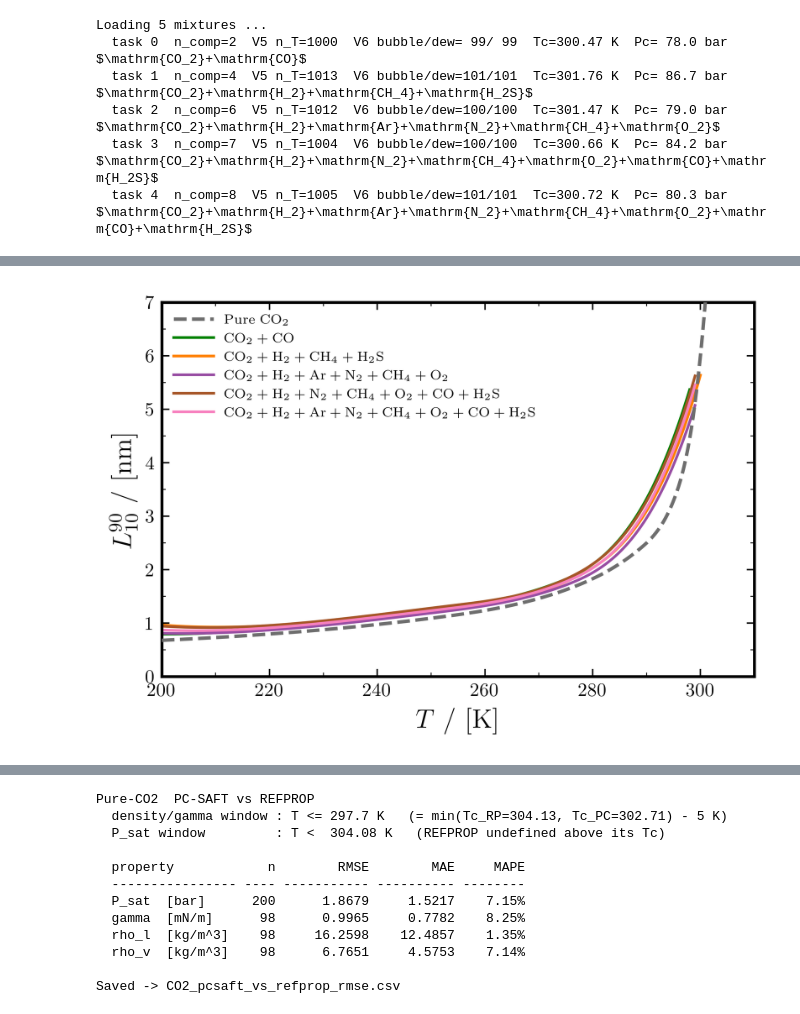
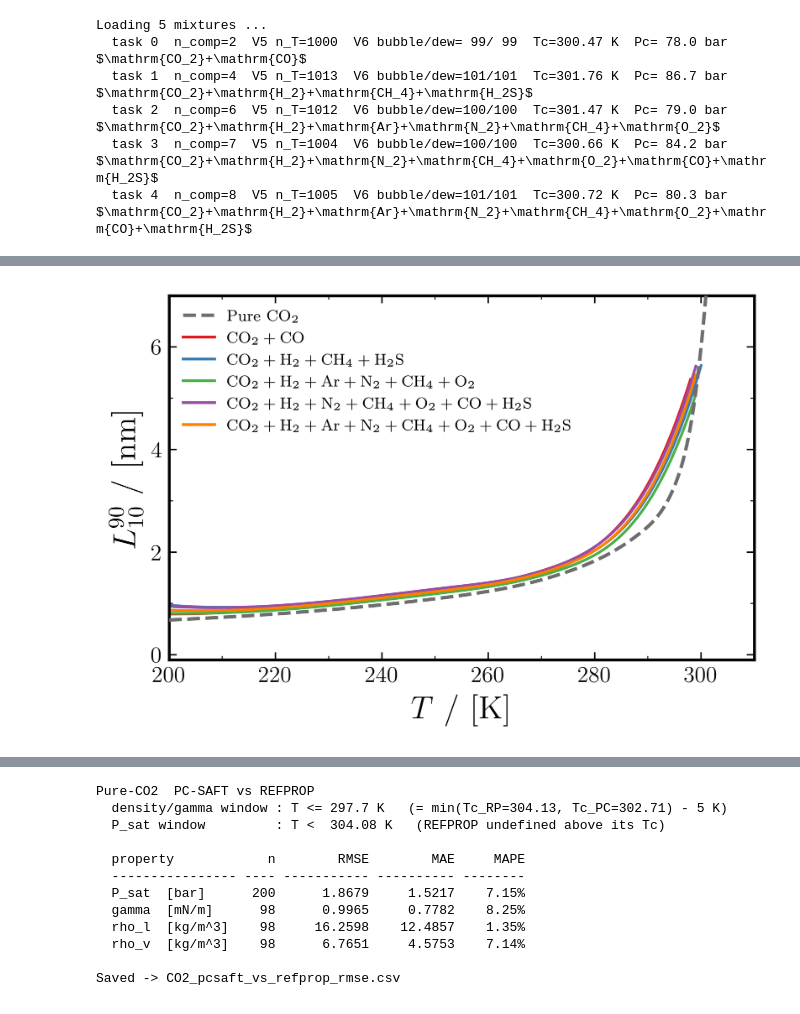
Before and after one commit to Darz2/co2-impurities-ml-surrogates, a Jupyter notebook: PCSAFT_cDFT/PART_1/SENSITIVITY_ANALYSIS/SENSITIVITY_ANALYSIS_HIRES.ipynb, the cells around one changed output, grey strips where cells are left out. Drawn from its saved outputs; the diff is of its cells as text; code cells hidden in the pictures.

```diff
--- a/PCSAFT_cDFT/PART_1/SENSITIVITY_ANALYSIS/SENSITIVITY_ANALYSIS_HIRES.ipynb
+++ b/PCSAFT_cDFT/PART_1/SENSITIVITY_ANALYSIS/SENSITIVITY_ANALYSIS_HIRES.ipynb
@@ -81,7 +82,9 @@ for k in range(n_tasks):
           f"Tc={Tc_K[k]:6.2f} K  Pc={Pc_bar[k]:5.1f} bar  {labels[k]}")
 
 TASK_IDS = list(range(n_tasks))
-COLORS   = ps.color_10[:n_tasks]
+
+# ColorBrewer Set1 — maximally perceptually distinct for up to 5 series
+COLORS = ['#e41a1c', '#377eb8', '#4daf4a', '#984ea3', '#ff7f00'][:n_tasks]
 # %% [output]
 Loading 5 mixtures ...
   task 0  n_comp=2  V5 n_T=1000  V6 bubble/dew= 99/ 99  Tc=300.47 K  Pc= 78.0 bar  $\mathrm{CO_2}+\mathrm{CO}$
@@ -257,24 +231,5 @@ plt.show()
 # %%
-# ── Plot 3: Interfacial Thickness (L90_10) vs T — V6 BUBBLE branch ─
-# Bubble branch only (saturated-liquid side, P = P_bubble(T) - P_TOL).
-# Dew branch omitted — it tracks bubble very closely for these mixtures and
-# adds no information at the plot resolution.
-# Data points where the cDFT solver bailed near Tc (L90_10 <= 0) are dropped.
-#
-# Lines are passed through a cubic smoothing spline (UnivariateSpline) to
-# hide the ~0.05 nm stair-step jitter the cDFT solver produces near Tc.
-# Smoothing budget scales with len(T) * mean(L)^2 so the same s_per_pt
-# behaves the same across mixtures of different magnitude.
-#
-# Dotted segment near each Tc = mean-field critical extrapolation
-#   L(T) = A * (1 - T/Tc)^(-1/2)
-# fit to the last ~10 valid isotherms. cDFT is mean-field so the correlation
-# length exponent is ν = 1/2; L therefore diverges as T -> Tc.
-#
-# Pure-CO2 reference (dashed grey) = PC-SAFT from CO2_pcsaft.csv (delta in Å,
-# converted to nm). REFPROP doesn't tabulate L90_10.
 
-from scipy.interpolate import UnivariateSpline
 
 def _fit_critical_amplitude(T, L, Tc, exponent=0.5, t_min=1e-3):
     """Fit L = A * (1 - T/Tc)^(-exponent), median over the tail (outlier-robust)."""
@@ -341,39 +296,39 @@ for k, color in zip(TASK_IDS, COLORS):
     #     A = _fit_critical_amplitude(T[-N_TAIL_FIT:], L[-N_TAIL_FIT:], Tc_K[k])
     #     if A is not None:
     #         T_ex, L_ex = _extrapolate(T[-1], Tc_K[k], A)
     #         ax.plot(T_ex, L_ex, color=color, lw=0.9, ls=':', alpha=0.7)
 
 # Legends — mixture identity + branch style + extrapolation note
 mix_handles = [
     mlines.Line2D([], [], color='#6e6e6e', lw=1.8, ls='--', label=r"$\mathrm{Pure}\ \mathrm{CO}_2$"),] + [
     mlines.Line2D([], [], color=color, lw=1.4, ls='-', label=labels[k])
     for k, color in zip(TASK_IDS, COLORS)
 ]
 branch_handles = [
     # mlines.Line2D([], [], color='black', lw=1.4, ls='-',         label='bubble'),
     # mlines.Line2D([], [], color='black', lw=1.4, ls=(0, (5, 2)), label='dew'),
     # mlines.Line2D([], [], color='black', lw=0.9, ls=':',         label=r'$\propto (1-T/T_c)^{-1/2}$'),
 ]
 
-ax.set_xlabel(r'$T$ $/$ $[\mathrm{K}]$',            fontsize=ps.label_fontsize)
-ax.set_ylabel(r'$L^{90}_{10}$ $/$ $[\mathrm{nm}]$', fontsize=ps.label_fontsize)
+ax.set_xlabel(r'$T$ $/$ $[\mathrm{K}]$',            fontsize=ps.label_fontsize*1.2)
+ax.set_ylabel(r'$L^{90}_{10}$ $/$ $[\mathrm{nm}]$', fontsize=ps.label_fontsize*1.2)
 
 ps.apply_axis_style(ax)
 ax.tick_params(axis='both', which='major', bottom=True, top=True,
-               left=True, right=True)
+               left=True, right=True, labelsize=ps.tick_labelsize*1.2)
 ax.xaxis.set_minor_locator(AutoMinorLocator(2))
 ax.yaxis.set_minor_locator(AutoMinorLocator(2))
 
-leg_mix = ax.legend(handles=mix_handles, fontsize=7, ncol=1,
-                    loc='upper left', frameon=False, handlelength=3.0)
+leg_mix = ax.legend(handles=mix_handles, fontsize=ps.label_fontsize/1.7, ncol=1,
+                    loc='upper left', frameon=False, handlelength=2.0)
 ax.add_artist(leg_mix)
-ax.legend(handles=branch_handles, fontsize=7, loc='center left',
-          frameon=False, handlelength=3.0)
+# ax.legend(handles=branch_handles, fontsize=7, loc='center left',
+#           frameon=False, handlelength=3.0)
 
 plt.xlim(200, 310)
-plt.ylim(0, 7)             # let divergent tails run off the top
+plt.ylim(-0.1, 7)             # let divergent tails run off the top
 plt.tight_layout()
 ps.save_plot(fig, 'sensitivity_thickness_vs_T_hires')
 plt.show()
 # %% [output]
-[figure, old version]
+[figure, new version]
```
Also changed, not shown: parts of 6 cells of this notebook, 28 other files.
